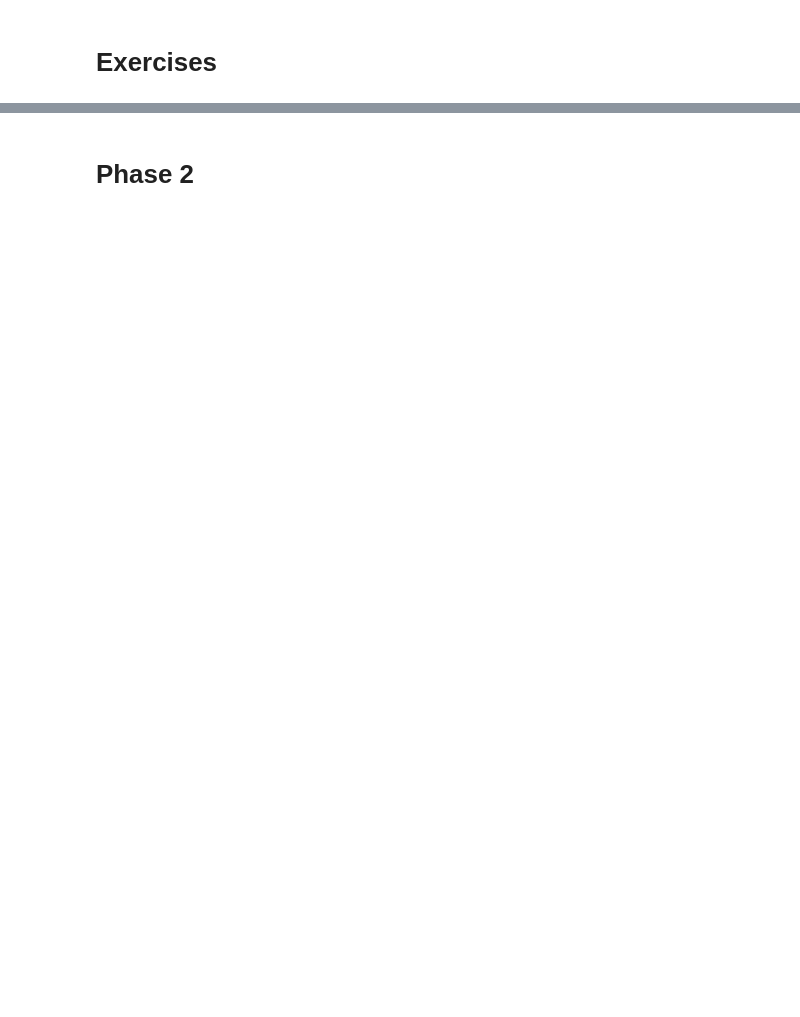
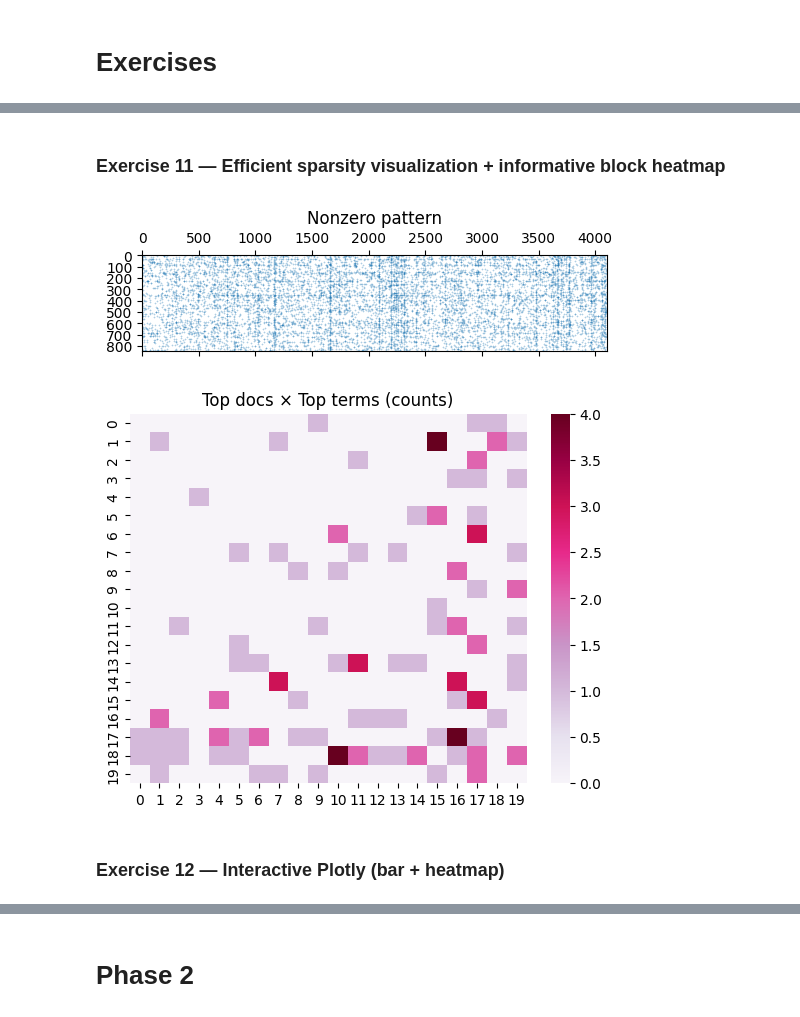
Before and after one commit to yuyanglin114/DM2025-Lab1-Exercise, a Jupyter notebook: DM2025-Lab1-Homework.ipynb, the cells around one changed output, grey strips where cells are left out. Saved outputs shown, nothing was run; the diff lists cells and outputs as text; code cells hidden in the pictures; blank space fills up the shorter version.

```diff
--- a/DM2025-Lab1-Homework.ipynb
+++ b/DM2025-Lab1-Homework.ipynb
@@ -155,0 +305,20 @@ data[data["type"]=="post"][::10][0:5]
+# %% [markdown]
+### Exercise 11 — Efficient sparsity visualization + informative block heatmap
+# %%
+
+from scipy import sparse
+X_csr = X_counts.tocsr()
+# Global pattern (cheap)
+plt.figure(figsize=(6,4)); plt.spy(X_csr, markersize=0.1); plt.title('Nonzero pattern'); plt.show()
+# Informative block
+df_terms = np.asarray((X_csr>0).sum(axis=0)).ravel()
+rows = np.argsort(np.diff(X_csr.indptr))[-20:]
+cols = np.argsort(df_terms)[-20:]
+block = X_csr[rows][:, cols].toarray()
+import seaborn as sns
+sns.heatmap(block, cmap='PuRd'); plt.title('Top docs × Top terms (counts)'); plt.show()
+# %% [output]
+[figure, added]
+[figure, added]
+# %% [markdown]
+### Exercise 12 — Interactive Plotly (bar + heatmap)
```
Also changed, not shown: parts of 34 cells of this notebook.
